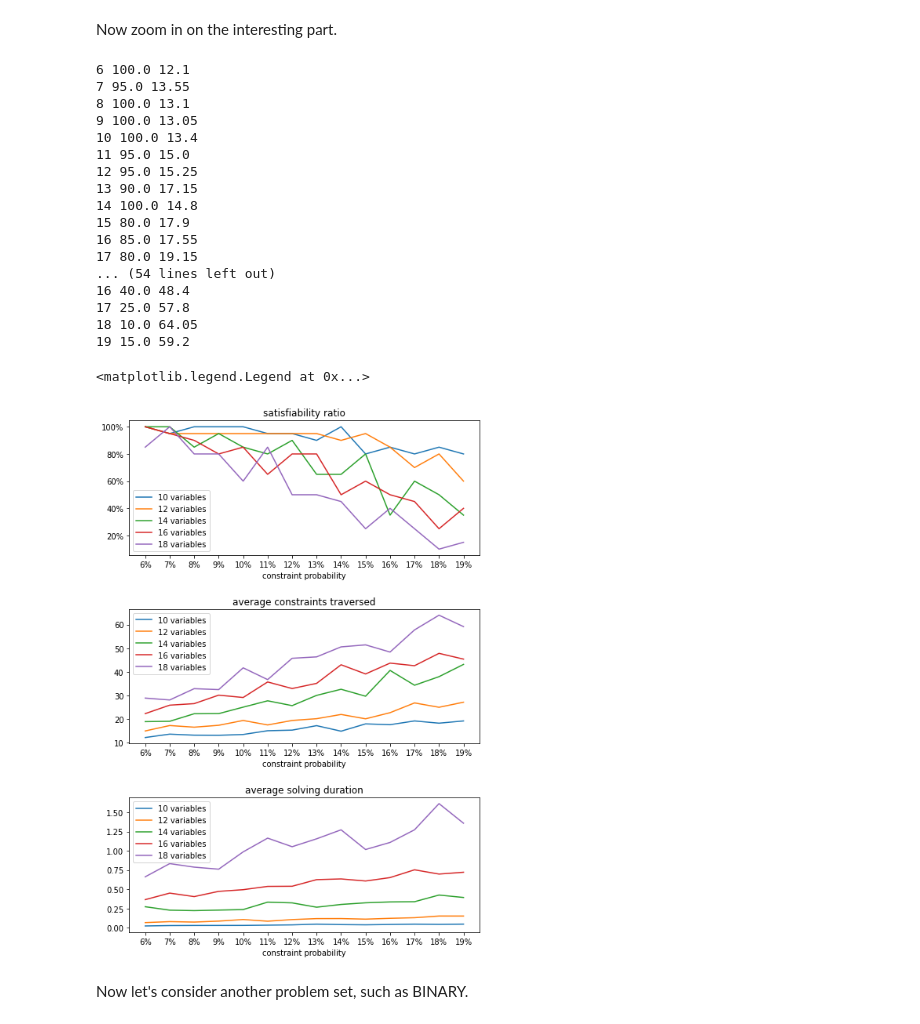
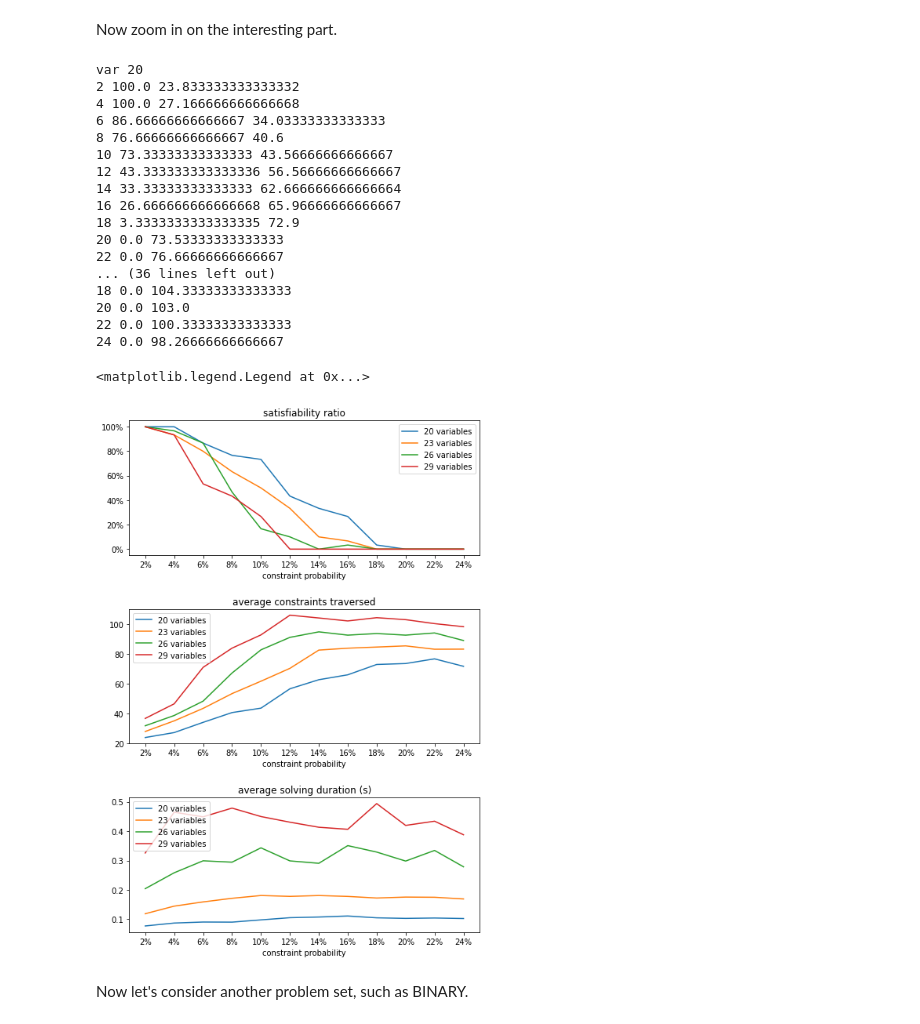
Before and after one commit to IvanDonat/tcsp, a Jupyter notebook: graphing_landscape.ipynb, the cells around one changed output. Saved outputs shown, nothing was run; the diff lists cells and outputs as text; code cells hidden in the pictures.

Commit message:
landscape graphs

```diff
--- a/graphing_landscape.ipynb
+++ b/graphing_landscape.ipynb
@@ -25,15 +22,16 @@ axs[0].set_title('satisfiability ratio')
 axs[1].set_xlabel('constraint probability')
 axs[1].set_title('average constraints traversed')
 axs[2].set_xlabel('constraint probability')
-axs[2].set_title('average solving duration')
+axs[2].set_title('average solving duration (s)')
 
-runs = 5
-for variables in range(10, 20, 2):
+runs = 30
+for variables in range(20, 31, 3):
+    print('var', variables)
     x_axis = []
     graph = []
     constraints_traversed = []
     times = []
-    for prob in range(0, 101, 10):
+    for prob in range(0, 101, 5):
         x_axis.append(f'{prob}%')
 
         cnt = 0
@@ -93,63 +91,64 @@ axs[0].set_title('satisfiability ratio')
 axs[1].set_xlabel('constraint probability')
 axs[1].set_title('average constraints traversed')
 axs[2].set_xlabel('constraint probability')
-axs[2].set_title('average solving duration')
+axs[2].set_title('average solving duration (s)')
 
-runs = 20
-for variables in range(10, 20, 2):
+runs = 30
+for variables in range(20, 31, 3):
+    print('var', variables)
     x_axis = []
     graph = []
     constraints_traversed = []
     times = []
-    for prob in range(6, 20, 1):
+    for prob in range(2, 25, 2):
         x_axis.append(f'{prob}%')
 
         cnt = 0
         constr_cnt = 0
         time_sum = 0
         for run in range(runs):
             T = generate_problem(**{ **SIMPLE , 'variables': variables, 'constraint_probability': prob/100})
             stats = {}
             t = perf_counter()
             sat = solve(
-                T, stats=stats
+                T, backjump=False, stats=stats
             )
             time_sum += perf_counter() - t
             constr_cnt += stats['total']
             if sat: cnt+=1
 
         graph.append(100*cnt/runs)
         constraints_traversed.append(constr_cnt / runs)
         times.append(time_sum / runs)
         print(prob, cnt/runs * 100, constr_cnt / runs)
 
     axs[0].plot(x_axis, graph, label=f'{variables} variables')
     axs[1].plot(x_axis, constraints_traversed, label=f'{variables} variables')
     axs[2].plot(x_axis, times, label=f'{variables} variables')
 
 axs[0].legend()
 axs[1].legend()
 axs[2].legend()
 # %% [output]
-6 100.0 12.1
-7 95.0 13.55
-8 100.0 13.1
-9 100.0 13.05
-10 100.0 13.4
-11 95.0 15.0
-12 95.0 15.25
-13 90.0 17.15
-14 100.0 14.8
-15 80.0 17.9
-16 85.0 17.55
-17 80.0 19.15
-... (54 lines left out)
-16 40.0 48.4
-17 25.0 57.8
-18 10.0 64.05
-19 15.0 59.2
+var 20
+2 100.0 23.833333333333332
+4 100.0 27.166666666666668
+6 86.66666666666667 34.03333333333333
+8 76.66666666666667 40.6
+10 73.33333333333333 43.56666666666667
+12 43.333333333333336 56.56666666666667
+14 33.33333333333333 62.666666666666664
+16 26.666666666666668 65.96666666666667
+18 3.3333333333333335 72.9
+20 0.0 73.53333333333333
+22 0.0 76.66666666666667
+... (36 lines left out)
+18 0.0 104.33333333333333
+20 0.0 103.0
+22 0.0 100.33333333333333
+24 0.0 98.26666666666667
 <matplotlib.legend.Legend at 0x...>
-[figure, old version]
+[figure, new version]
 # %% [markdown]
 Now let's consider another problem set, such as BINARY.
 # %%
```
Also changed, not shown: parts of 6 cells of this notebook.
